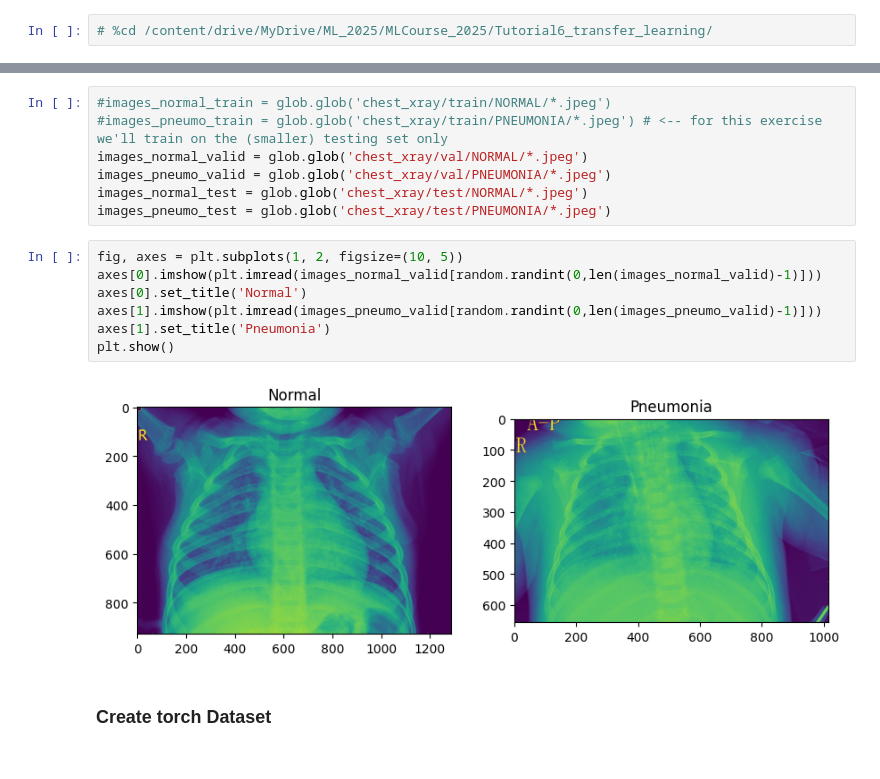
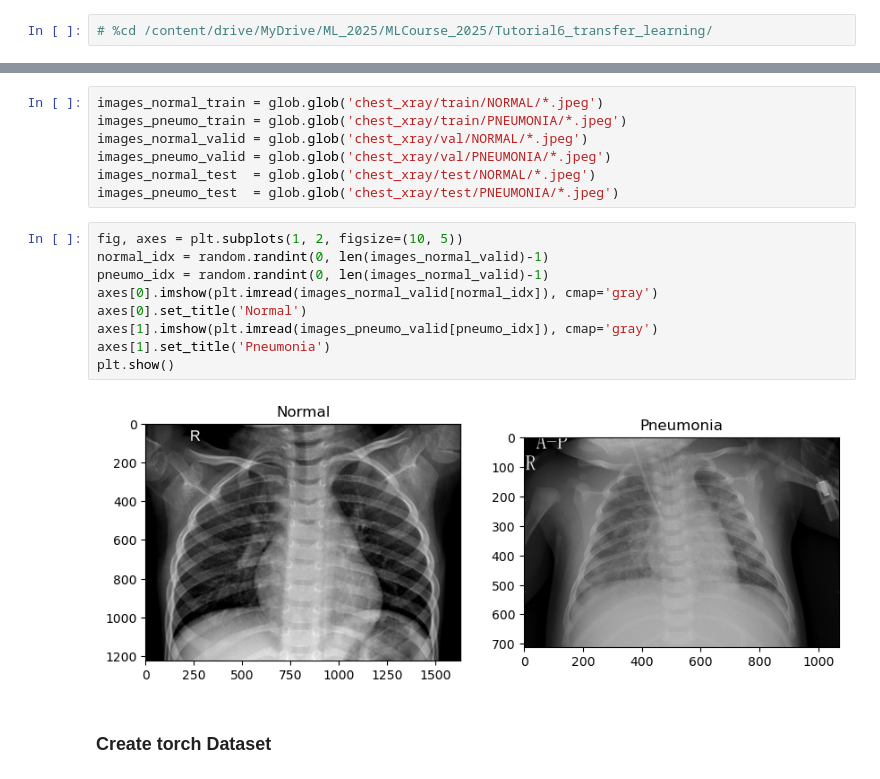
Before and after one commit to WeizmannMLcourse/MLCourse_2025, a Jupyter notebook: Tutorial6_transfer_learning/fine_tuning.ipynb, the cells around one changed output, grey strips where cells are left out. Saved outputs shown, nothing was run; the diff lists cells and outputs as text.

```diff
--- a/Tutorial6_transfer_learning/fine_tuning.ipynb
+++ b/Tutorial6_transfer_learning/fine_tuning.ipynb
@@ -65,19 +62,21 @@ Archive:  chest_xray.zip
 # %%
-#images_normal_train = glob.glob('chest_xray/train/NORMAL/*.jpeg')
-#images_pneumo_train = glob.glob('chest_xray/train/PNEUMONIA/*.jpeg') # <-- for this exercise we'll train on the (smaller) testing set only
+images_normal_train = glob.glob('chest_xray/train/NORMAL/*.jpeg')
+images_pneumo_train = glob.glob('chest_xray/train/PNEUMONIA/*.jpeg')
 images_normal_valid = glob.glob('chest_xray/val/NORMAL/*.jpeg')
 images_pneumo_valid = glob.glob('chest_xray/val/PNEUMONIA/*.jpeg')
-images_normal_test = glob.glob('chest_xray/test/NORMAL/*.jpeg')
-images_pneumo_test = glob.glob('chest_xray/test/PNEUMONIA/*.jpeg')
+images_normal_test  = glob.glob('chest_xray/test/NORMAL/*.jpeg')
+images_pneumo_test  = glob.glob('chest_xray/test/PNEUMONIA/*.jpeg')
 # %%
 fig, axes = plt.subplots(1, 2, figsize=(10, 5))
-axes[0].imshow(plt.imread(images_normal_valid[random.randint(0,len(images_normal_valid)-1)]))
+normal_idx = random.randint(0, len(images_normal_valid)-1)
+pneumo_idx = random.randint(0, len(images_normal_valid)-1)
+axes[0].imshow(plt.imread(images_normal_valid[normal_idx]), cmap='gray')
 axes[0].set_title('Normal')
-axes[1].imshow(plt.imread(images_pneumo_valid[random.randint(0,len(images_pneumo_valid)-1)]))
+axes[1].imshow(plt.imread(images_pneumo_valid[pneumo_idx]), cmap='gray')
 axes[1].set_title('Pneumonia')
 plt.show()
 # %% [output]
-[figure, old version]
+[figure, new version]
 # %% [markdown]
 ### Create torch Dataset
 # %%
```
Also changed, not shown: parts of 16 cells of this notebook.
